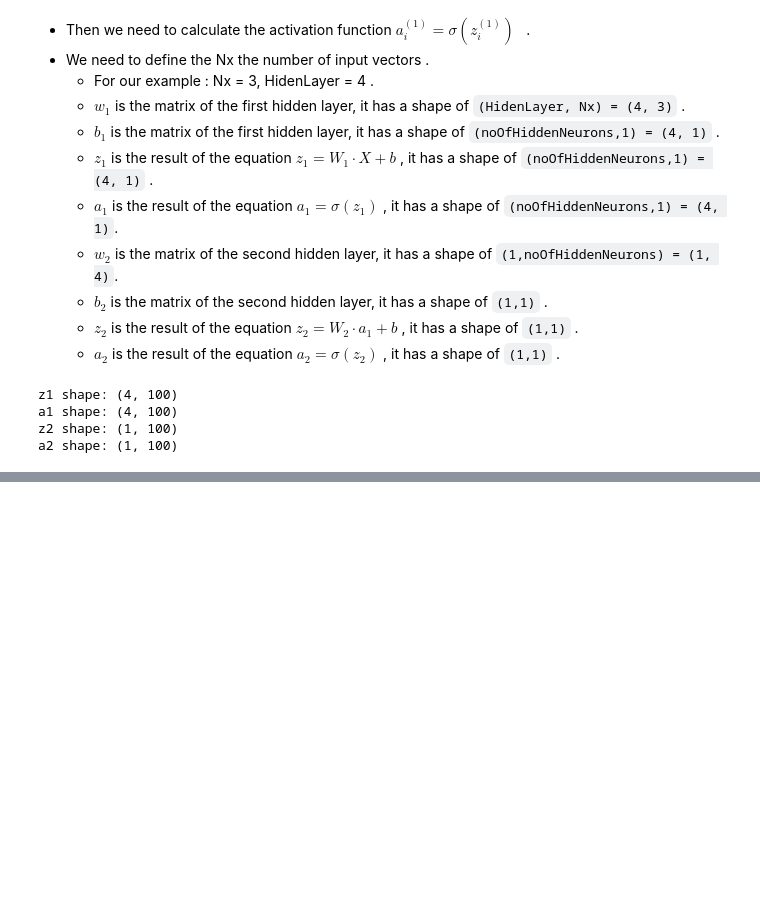
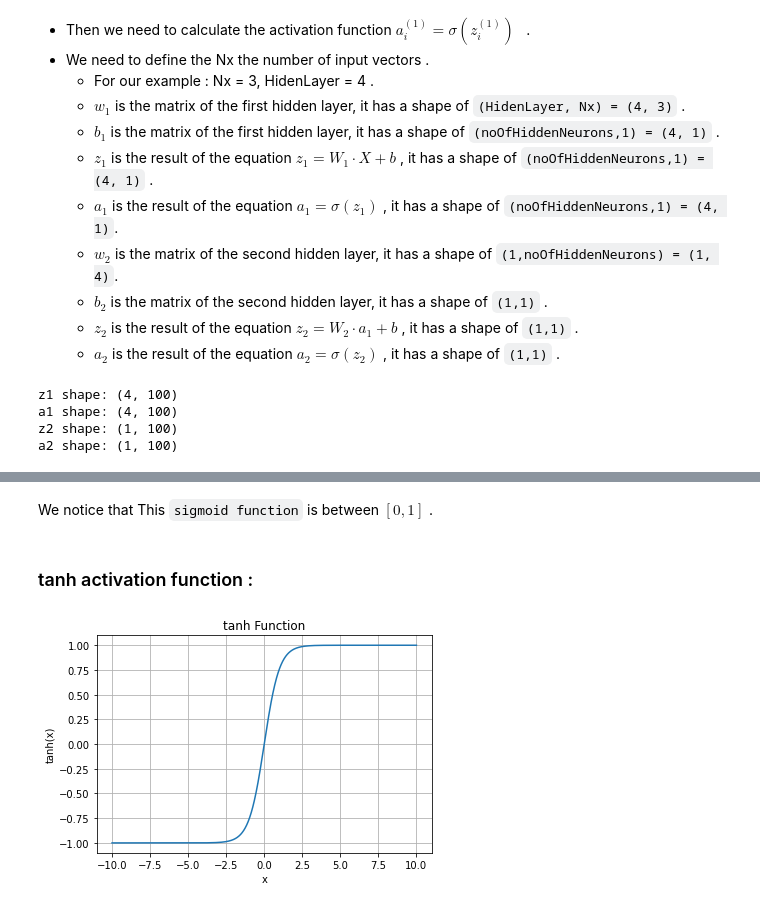
Before and after one commit to Ashraf-Khabar/Data-Science-Docs, a Jupyter notebook: Deep Learning/FFNN.ipynb, the cells around one changed output, grey strips where cells are left out. Drawn from its saved outputs; the diff is of its cells as text; code cells hidden in the pictures; blank space fills up the shorter version.

```diff
--- a/Deep Learning/FFNN.ipynb
+++ b/Deep Learning/FFNN.ipynb
@@ -63,0 +100,18 @@ for i in range(m):
+# %% [markdown]
+We notice that This `sigmoid function` is between $[0, 1]$ .
+# %% [markdown]
+### tanh activation function :
+# %%
+def tanh(x):
+    return np.tanh(x)
+
+axe_x_th = np.linspace(-10, 10, 1000)
+axe_y_th = tanh(axe_x_th)
+plt.plot(axe_x_th, axe_y_th)
+plt.xlabel('x')
+plt.ylabel('tanh(x)')
+plt.title('tanh Function')
+plt.grid(True)
+plt.show()
+# %% [output]
+[figure, added]
```
Also changed, not shown: parts of 14 cells of this notebook.
